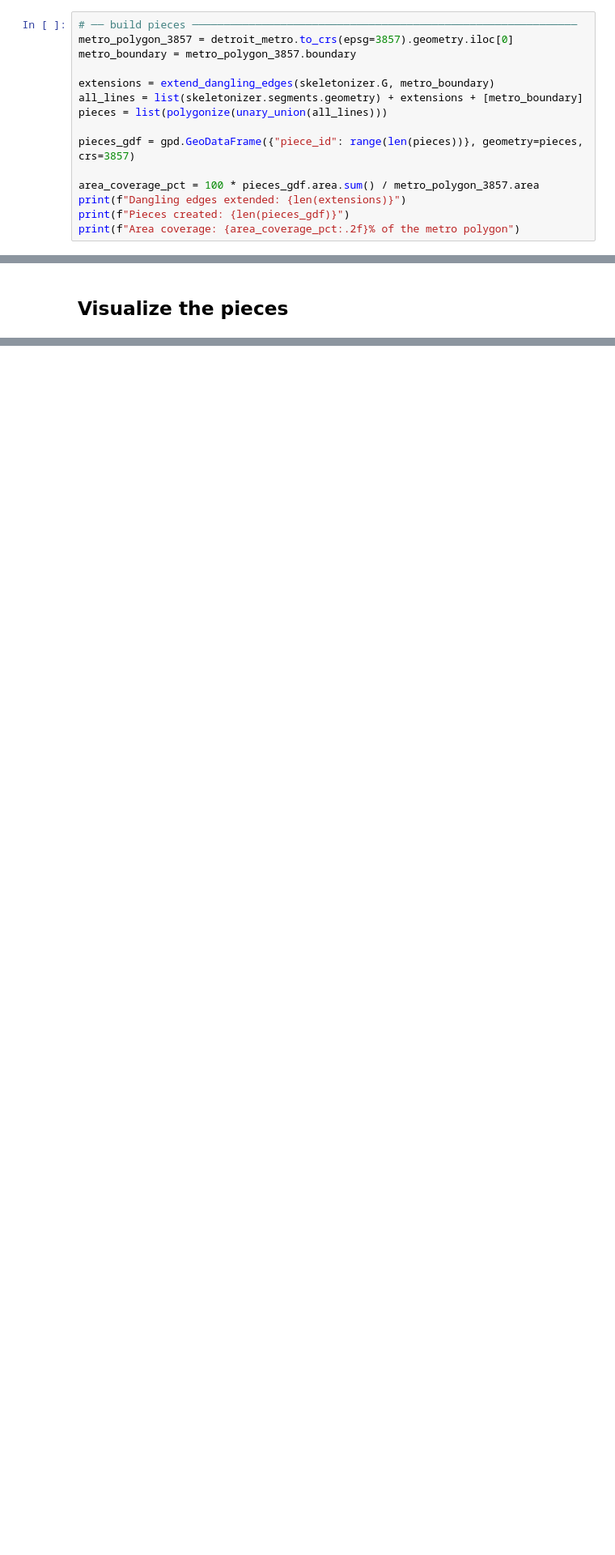
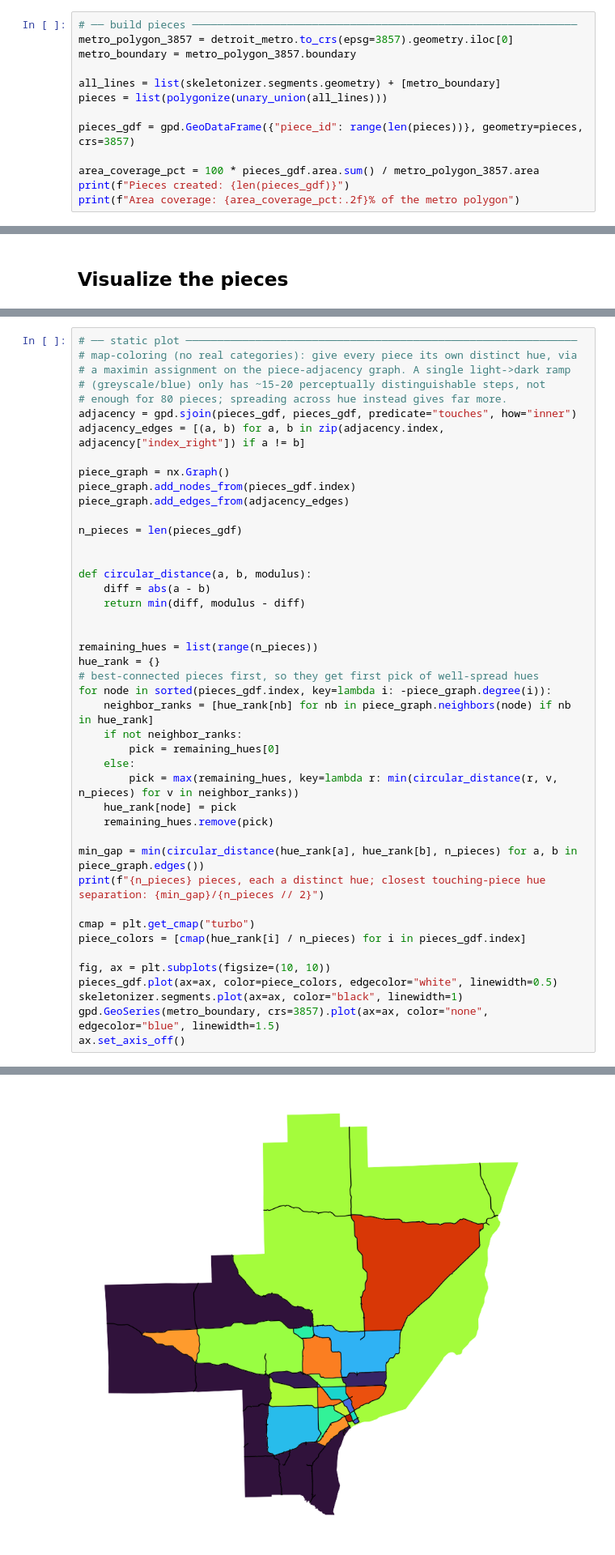
Before and after one commit to bokanyie/road-skeletonizer, a Jupyter notebook: test_detroit.ipynb, the cells around one changed output, grey strips where cells are left out. Shown at 81% size. Drawn from its saved outputs; the diff is of its cells as text; blank space fills up the shorter version.

```diff
--- a/test_detroit.ipynb
+++ b/test_detroit.ipynb
@@ -147,14 +93,12 @@ def extend_dangling_edges(G, boundary, ray_scale=1.5):
 metro_polygon_3857 = detroit_metro.to_crs(epsg=3857).geometry.iloc[0]
 metro_boundary = metro_polygon_3857.boundary
 
-extensions = extend_dangling_edges(skeletonizer.G, metro_boundary)
-all_lines = list(skeletonizer.segments.geometry) + extensions + [metro_boundary]
+all_lines = list(skeletonizer.segments.geometry) + [metro_boundary]
 pieces = list(polygonize(unary_union(all_lines)))
 
 pieces_gdf = gpd.GeoDataFrame({"piece_id": range(len(pieces))}, geometry=pieces, crs=3857)
 
 area_coverage_pct = 100 * pieces_gdf.area.sum() / metro_polygon_3857.area
-print(f"Dangling edges extended: {len(extensions)}")
 print(f"Pieces created: {len(pieces_gdf)}")
 print(f"Area coverage: {area_coverage_pct:.2f}% of the metro polygon")
 # %% [output]
@@ -207,0 +109,45 @@ Saved: outsputs/detroit_skeleton_pieces_map.html
+# %%
+# ── static plot ──────────────────────────────────────────────────────────────
+# map-coloring (no real categories): give every piece its own distinct hue, via
+# a maximin assignment on the piece-adjacency graph. A single light->dark ramp
+# (greyscale/blue) only has ~15-20 perceptually distinguishable steps, not
+# enough for 80 pieces; spreading across hue instead gives far more.
+adjacency = gpd.sjoin(pieces_gdf, pieces_gdf, predicate="touches", how="inner")
+adjacency_edges = [(a, b) for a, b in zip(adjacency.index, adjacency["index_right"]) if a != b]
+
+piece_graph = nx.Graph()
+piece_graph.add_nodes_from(pieces_gdf.index)
+piece_graph.add_edges_from(adjacency_edges)
+
+n_pieces = len(pieces_gdf)
+
+
+def circular_distance(a, b, modulus):
+    diff = abs(a - b)
+    return min(diff, modulus - diff)
+
+
+remaining_hues = list(range(n_pieces))
+hue_rank = {}
+# best-connected pieces first, so they get first pick of well-spread hues
+for node in sorted(pieces_gdf.index, key=lambda i: -piece_graph.degree(i)):
+    neighbor_ranks = [hue_rank[nb] for nb in piece_graph.neighbors(node) if nb in hue_rank]
+    if not neighbor_ranks:
+        pick = remaining_hues[0]
+    else:
+        pick = max(remaining_hues, key=lambda r: min(circular_distance(r, v, n_pieces) for v in neighbor_ranks))
+    hue_rank[node] = pick
+    remaining_hues.remove(pick)
+
+min_gap = min(circular_distance(hue_rank[a], hue_rank[b], n_pieces) for a, b in piece_graph.edges())
+print(f"{n_pieces} pieces, each a distinct hue; closest touching-piece hue separation: {min_gap}/{n_pieces // 2}")
+
+cmap = plt.get_cmap("turbo")
+piece_colors = [cmap(hue_rank[i] / n_pieces) for i in pieces_gdf.index]
+
+fig, ax = plt.subplots(figsize=(10, 10))
+pieces_gdf.plot(ax=ax, color=piece_colors, edgecolor="white", linewidth=0.5)
+skeletonizer.segments.plot(ax=ax, color="black", linewidth=1)
+gpd.GeoSeries(metro_boundary, crs=3857).plot(ax=ax, color="none", edgecolor="blue", linewidth=1.5)
+ax.set_axis_off()
+# %% [output]
@@ -207,0 +155 @@ Saved: outsputs/detroit_skeleton_pieces_map.html
+[figure, added]
```
Also changed, not shown: parts of 14 cells of this notebook.
